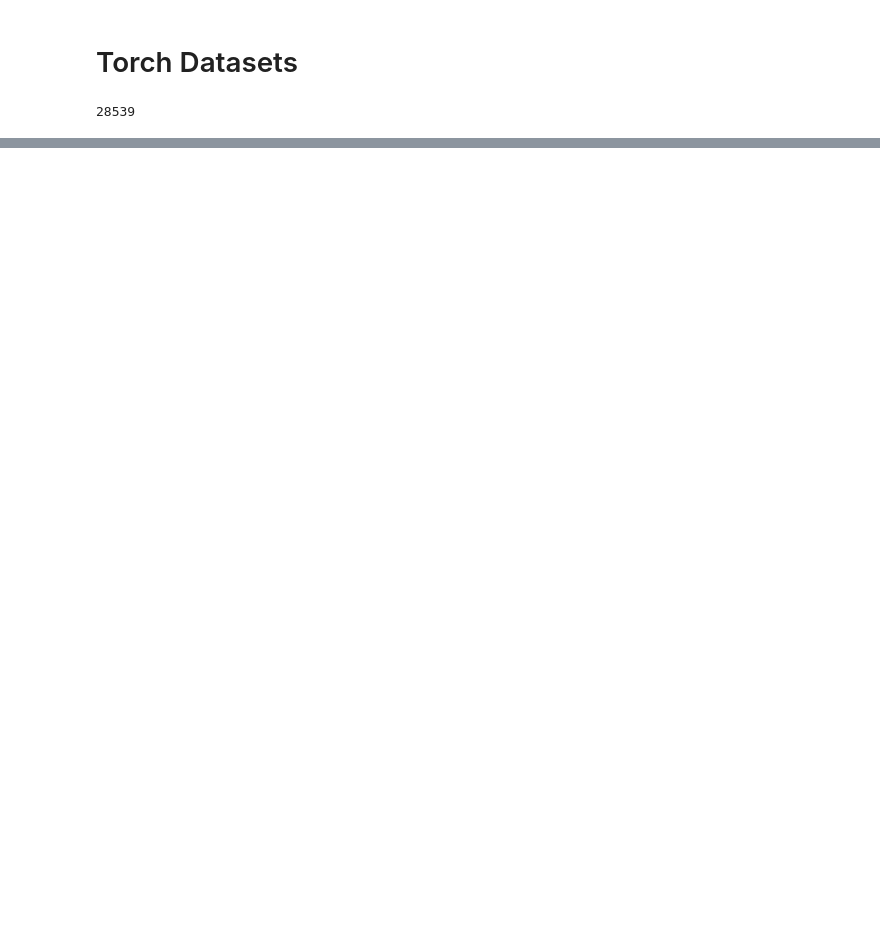
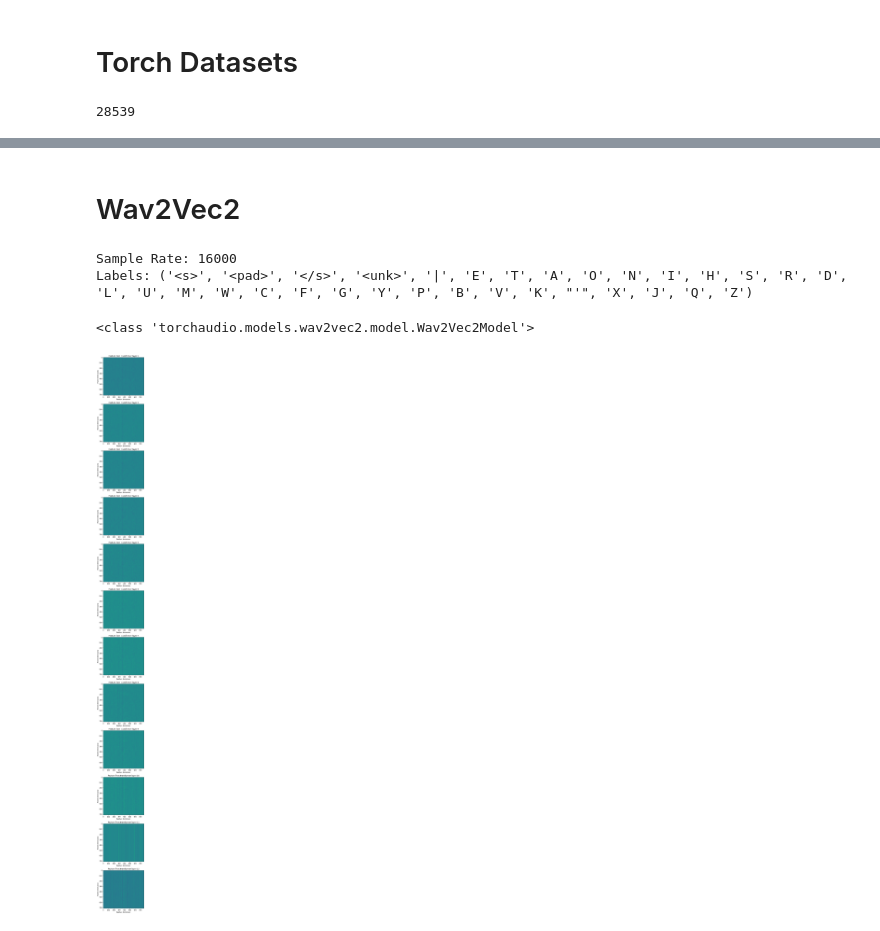
Before and after one commit to Jyve00/Automatic_Music_Generation, a Jupyter notebook: torch_datasets.ipynb, the cells around one changed output, grey strips where cells are left out. Cells and saved outputs as stored; diff of their text form; code cells hidden in the pictures; blank space fills up the shorter version.

```diff
--- a/torch_datasets.ipynb
+++ b/torch_datasets.ipynb
@@ -22,0 +33,29 @@ torch.Size([1, 214640])
+# %% [markdown]
+# Wav2Vec2
+# %%
+bundle = torchaudio.pipelines.WAV2VEC2_ASR_BASE_960H
+print("Sample Rate:", bundle.sample_rate)
+print("Labels:", bundle.get_labels())
+# %% [output]
+Sample Rate: 16000
+Labels: ('<s>', '<pad>', '</s>', '<unk>', '|', 'E', 'T', 'A', 'O', 'N', 'I', 'H', 'S', 'R', 'D', 'L', 'U', 'M', 'W', 'C', 'F', 'G', 'Y', 'P', 'B', 'V', 'K', "'", 'X', 'J', 'Q', 'Z')
+# %%
+model = bundle.get_model()
+print(model.__class__)
+# %% [output]
+<class 'torchaudio.models.wav2vec2.model.Wav2Vec2Model'>
+# %%
+waveform = libri[100][0]
+with torch.inference_mode():
+  features, _ = model.extract_features(waveform)
+# %%
+fig, ax = plt.subplots(len(features), 1, figsize=(16, 4.3 * len(features)))
+for i, feats in enumerate(features):
+  ax[i].imshow(feats[0].cpu())
+  ax[i].set_title(f"Feature from transformer layer {i+1}")
+  ax[i].set_xlabel("Feature dimension")
+  ax[i].set_ylabel("Frame (time-axis)")
+plt.tight_layout()
+plt.show()
+# %% [output]
+[figure, added]
```
Also changed, not shown: parts of 4 cells of this notebook.
